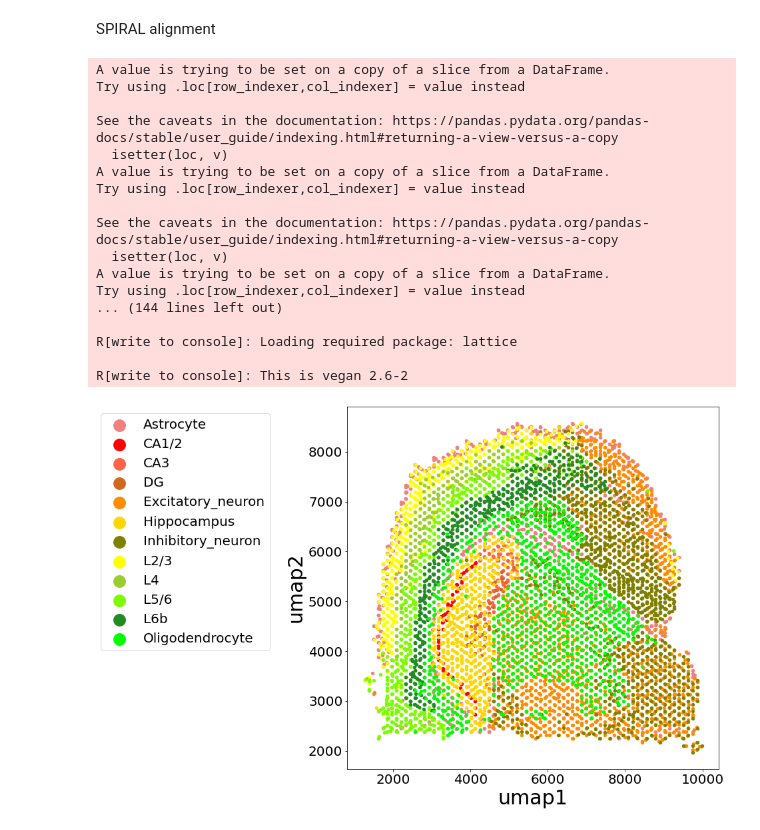
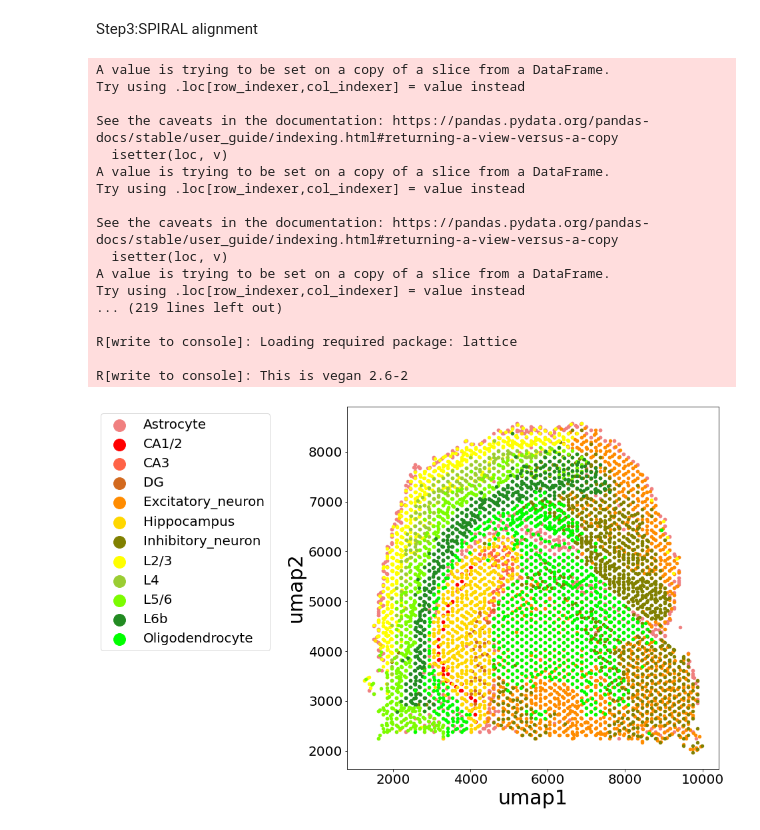
Before and after one commit to guott15/SPIRAL, a Jupyter notebook: Demo/run_spiral_coronal.ipynb, the cells around one changed output. Saved outputs shown, nothing was run; the diff lists cells and outputs as text; code cells hidden in the pictures.

```diff
--- a/Demo/run_spiral_coronal.ipynb
+++ b/Demo/run_spiral_coronal.ipynb
@@ -91,2 +99,17 @@ params,unknown=parser.parse_known_args()
 # %%
-SPII=SPIRAL_integration(params,feat_file,edge_file,meta_file)
+SPII.model.eval()
+all_idx=np.arange(SPII.feat.shape[0])
+all_layer,all_mapping=layer_map(all_idx.tolist(),SPII.adj,len(SPII.params.GSdims))
+all_rows=SPII.adj.tolil().rows[all_layer[0]]
+all_feature=torch.Tensor(SPII.feat.iloc[all_layer[0],:].values).float().cuda()
+all_embed,ae_out,clas_out,disc_out=SPII.model(all_feature,all_layer,all_mapping,all_rows,SPII.params.lamda,SPII.de_act,SPII.cl_act)
+[ae_embed,gs_embed,embed]=all_embed
+[x_bar,x]=ae_out
+embed=embed.cpu().detach()
+names=['GTT_'+str(i) for i in range(embed.shape[1])]
+embed1=pd.DataFrame(np.array(embed),index=SPII.feat.index,columns=names)
+if not os.path.exists(dirs+"gtt_output/"):
+    os.makedirs(dirs+"gtt_output/")
+
+embed_file=dirs+"gtt_output/SPIRAL"+flags+"_embed_"+str(SPII.params.batch_size)+".csv"
+embed1.to_csv(embed_file)
@@ -187,0 +136,16 @@ IndexError: index 3 is out of bounds for axis 0 with size 3
+# %%
+import anndata
+import scanpy as sc
+adata=anndata.AnnData(SPII.feat)
+adata.obsm['spiral']=embed1.iloc[:,SPII.params.znoise_dim:].values
+adata.obs['batch']=SPII.meta.loc[:,'batch']
+
+coord=pd.read_csv(coord_file[0],header=0,index_col=0)
+for i in np.arange(1,len(samples)):
+    coord=pd.concat((coord,pd.read_csv(coord_file[i],header=0,index_col=0)))
+
+adata.obsm['spatial']=coord.loc[adata.obs_names,:]
+cluster_file=dirs+'metrics/spiral'+flags+'_seuratmethod_clust_modify-1.csv'
+cluster=pd.read_csv(cluster_file,header=0,index_col=0)
+clust=[str(x) for x in cluster.loc[adata.obs_names,:].values[:,0]]
+adata.obs['SPIRAL']=clust
@@ -188,3 +163,3 @@ IndexError: index 3 is out of bounds for axis 0 with size 3
 # %% [markdown]
-SPIRAL alignment
+Step3:SPIRAL alignment
 # %%
@@ -196,11 +172,14 @@ ub=['10X_Normal','10X_DAPI','10X_FFPE']
 # %%
 alpha=0.5
 types="weighted_mean"
-clust_cate='louvain'
+clust_cate='mclust'
 R_dirs="/home/tguo/tguo2/miniconda3/envs/stnet/lib/R"
 CA=CoordAlignment(input_file=input_file,output_dirs=output_dirs,ub=ub,flags=flags,clust_cate=clust_cate,R_dirs=R_dirs,alpha=alpha,types=types)
 New_Coord=CA.New_Coord
-New_Coord.to_csv(output_dirs+"new_coord"+flags+".csv")
+New_Coord.to_csv(output_dirs+"new_coord"+flags+"_modify.csv")
+
+adata.obsm['aligned_spatial']=New_Coord.loc[adata.obs_names,:].values
+adata.obs['celltype']=SPII.meta.loc[:,'celltype']
 # %% [output]
 A value is trying to be set on a copy of a slice from a DataFrame.
 Try using .loc[row_indexer,col_indexer] = value instead
@@ -214,27 +193,26 @@ See the caveats in the documentation: https://pandas.pydata.org/pandas-docs/stab
   isetter(loc, v)
 A value is trying to be set on a copy of a slice from a DataFrame.
 Try using .loc[row_indexer,col_indexer] = value instead
-... (144 lines left out)
+... (219 lines left out)
 
 R[write to console]: Loading required package: lattice
 
 R[write to console]: This is vegan 2.6-2
 # %%
-New_Coord=CA.New_Coord.values
-celltype=New_Coord[:,3]
+celltype=New_Coord.loc[:,'celltype']
 ul=np.unique(celltype)
 import matplotlib.pyplot as plt
 colour2=['r','g','black','cyan','blue','purple','yellow','grey']
 colour1=['lightcoral','red','tomato','chocolate','darkorange','gold','olive','yellow','yellowgreen','lawngreen','forestgreen','lime',
        'cyan','deepskyblue','dodgerblue','royalblue','blue','blueviolet','purple','fuchsia','hotpink','pink','gray','black','teal']
 f, axs= plt.subplots(1,1,figsize=(10,10))
 size=20
 for i in range(len(ul)):
-    axs.scatter(New_Coord[np.where(celltype==ul[i])[0],0],New_Coord[np.where(celltype==ul[i])[0],1],c=colour1[i],s=size)
+    axs.scatter(New_Coord.iloc[np.where(celltype==ul[i])[0],0],New_Coord.iloc[np.where(celltype==ul[i])[0],1],c=colour1[i],s=size)
 
 axs.set_xlabel("umap1",fontsize=30)
 axs.set_ylabel("umap2",fontsize=30)
 axs.legend(ul,loc="best",fontsize=20,markerscale=4,bbox_to_anchor=(-0.19,1))
 axs.tick_params(axis='both', which='major', labelsize=20)
 # %% [output]
-[figure, old version]
+[figure, new version]
```
Also changed, not shown: parts of 17 cells of this notebook, 24 other files.
